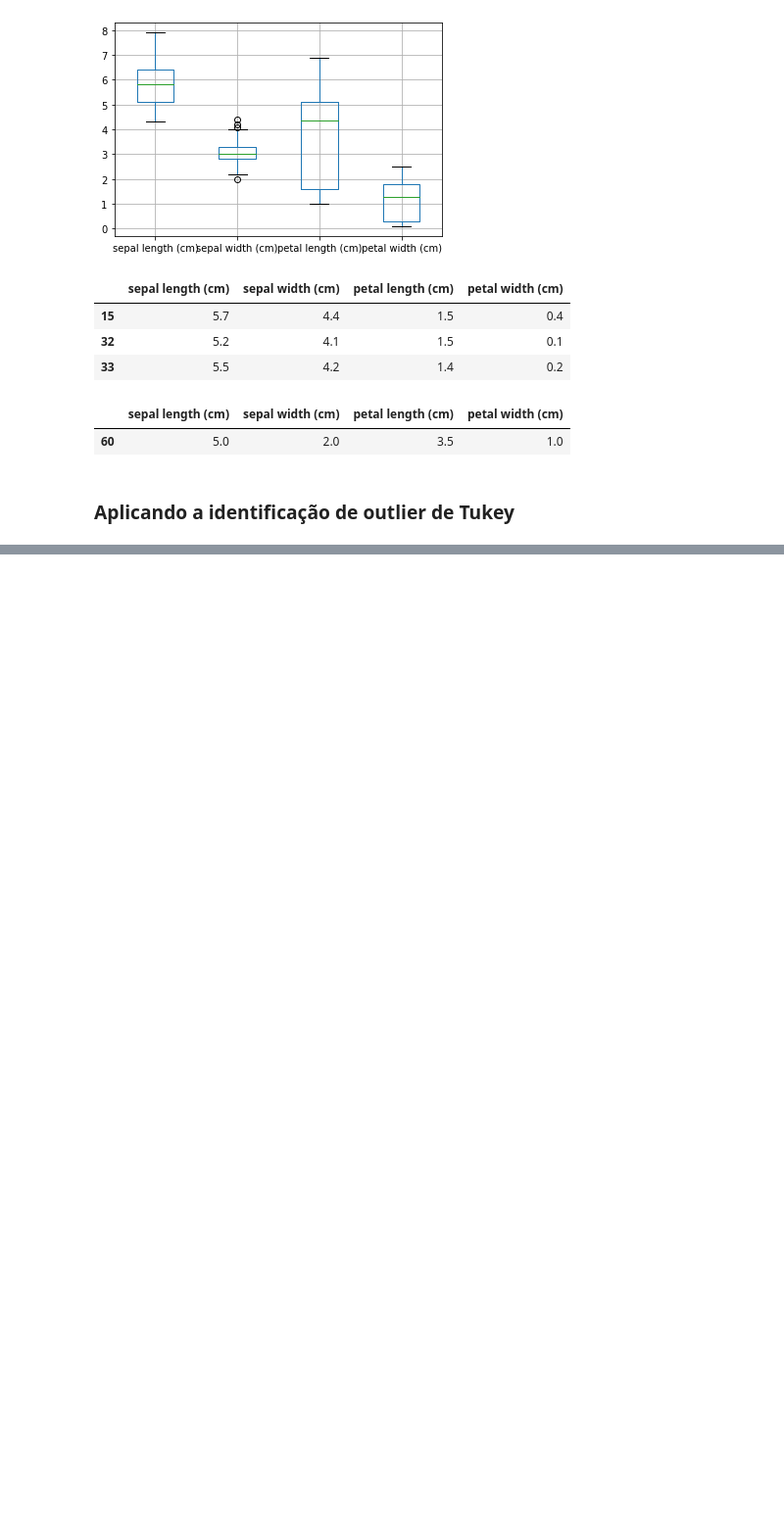
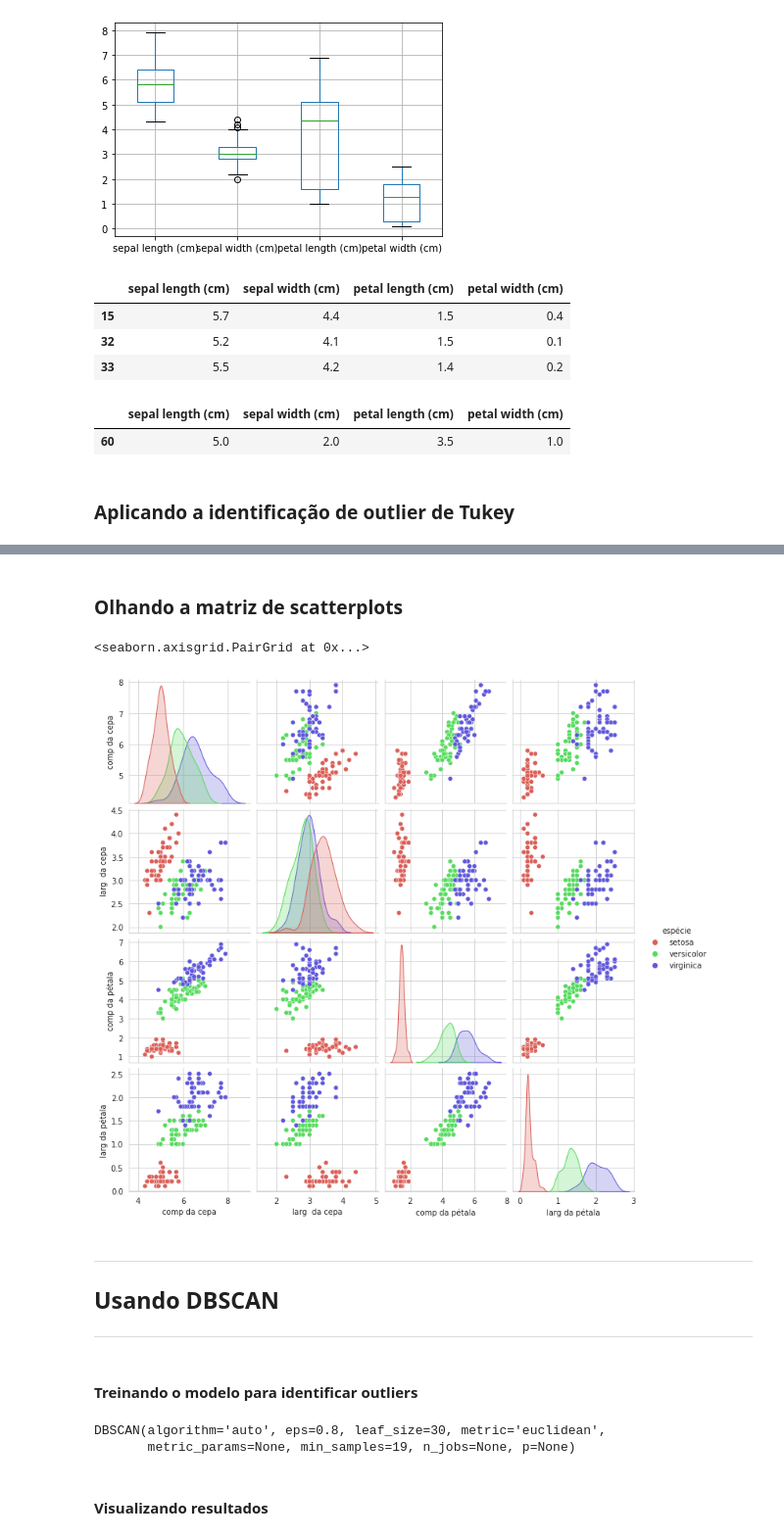
Before and after one commit to joaocbjr/Learn_DataScience, a Jupyter notebook: Cap_5_Análise_de_outliers.ipynb, the cells around one changed output, grey strips where cells are left out. Shown at 98% size. Saved outputs shown, nothing was run; the diff lists cells and outputs as text; code cells hidden in the pictures; blank space fills up the shorter version.

```diff
--- a/Cap_5_Análise_de_outliers.ipynb
+++ b/Cap_5_Análise_de_outliers.ipynb
@@ -45,0 +111,11 @@ df[iris_outliers]
+# %% [markdown]
+### Olhando a matriz de scatterplots
+# %%
+sns.pairplot(df, hue='espécie', palette='hls')
+# %% [output]
+<seaborn.axisgrid.PairGrid at 0x...>
+[figure, added]
+# %% [markdown]
+___
+## Usando DBSCAN
+___
@@ -45,0 +141,10 @@ df[iris_outliers]
+# %% [markdown]
+#### Treinando o modelo para identificar outliers
+# %%
+modelo = DBSCAN(eps=0.8, min_samples=19).fit(X)
+print(modelo)
+# %% [output]
+DBSCAN(algorithm='auto', eps=0.8, leaf_size=30, metric='euclidean',
+       metric_params=None, min_samples=19, n_jobs=None, p=None)
+# %% [markdown]
+#### Visualizando resultados
```
Also changed, not shown: parts of 13 cells of this notebook.
